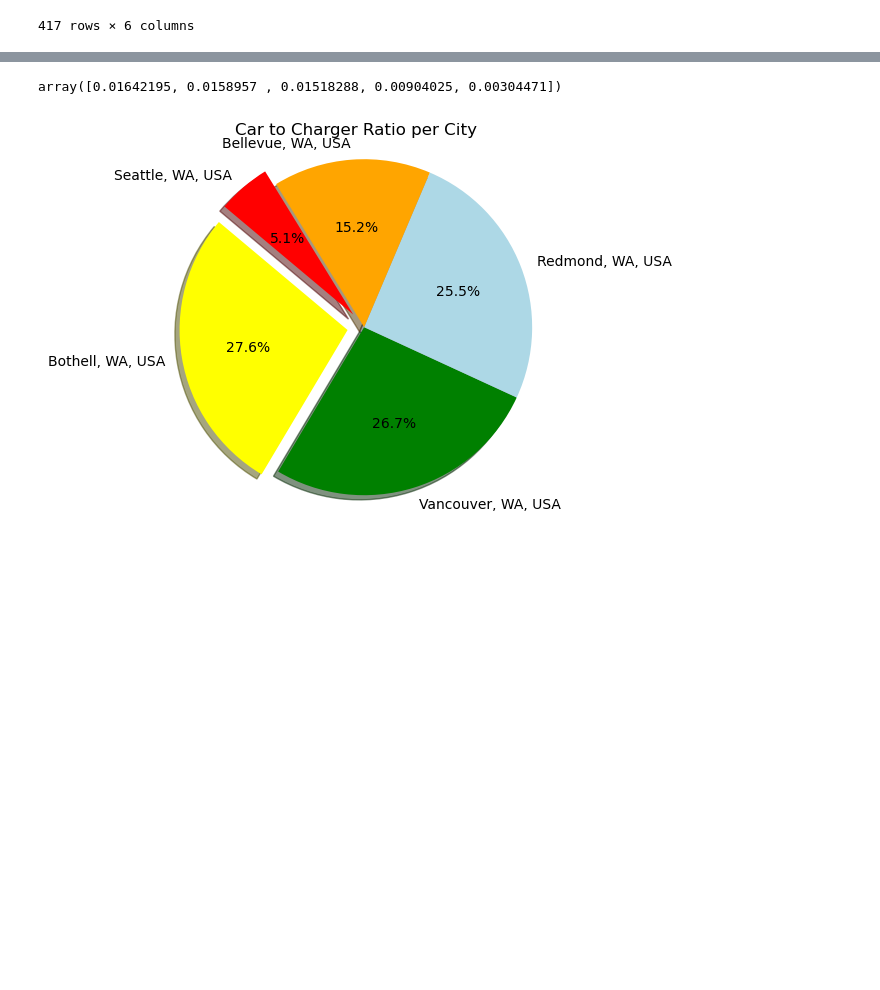
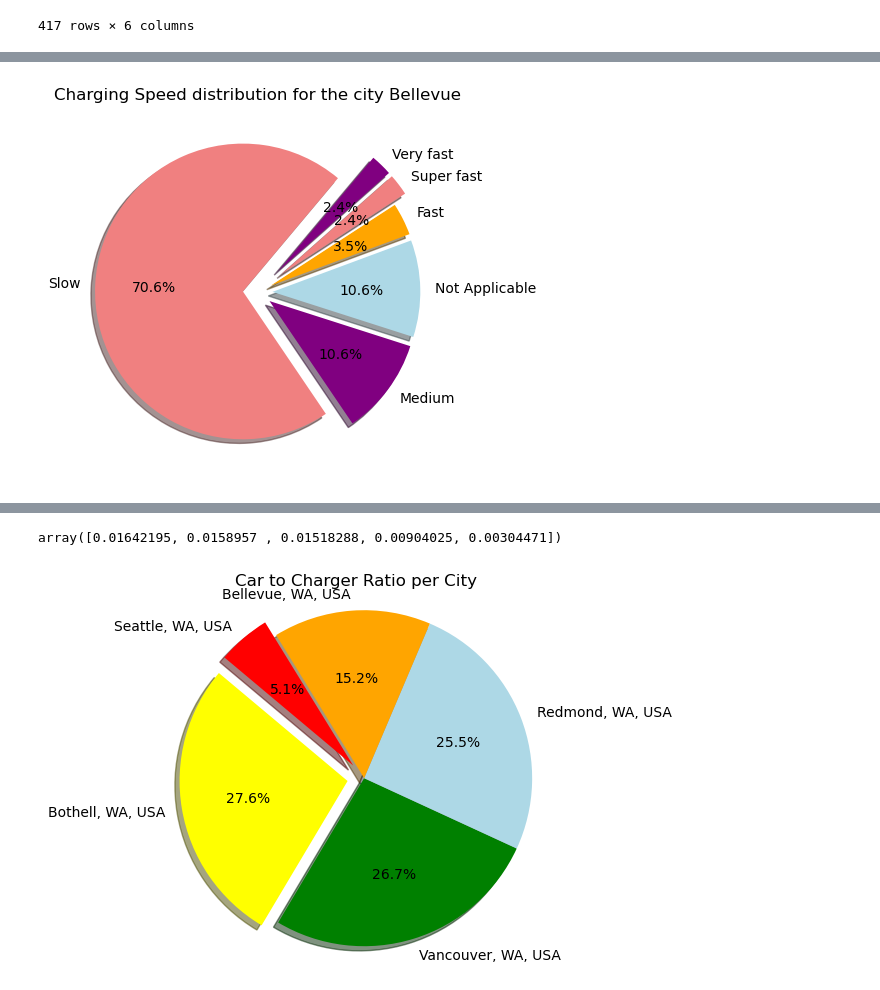
Before and after one commit to Omeesha28/Project_1, a Jupyter notebook: Electric_Vehicle_main.ipynb, the cells around one changed output, grey strips where cells are left out. Drawn from its saved outputs; the diff is of its cells as text; code cells hidden in the pictures; blank space fills up the shorter version.

Commit message:
updated files and charts

```diff
--- a/Electric_Vehicle_main.ipynb
+++ b/Electric_Vehicle_main.ipynb
@@ -57,3 +60,25 @@ city_bellevue
+# %%
+# Plot pie chart showing Charging Speed Distribution for Top 5 Cities
+
+speed = {
+    'Charging Speed': ['Super Fast', 'Very Fast', 'Fast', 'Medium', 'Slow', 'Not Applicable']
+}
+explode = (0.1,0.1,0.1,0.1,0.2,0.2)
+
+df = pd.DataFrame(speed)
+
+# Count the occurrences of each charging speed
+charging_speed_counts = city_bellevue['Charging Speed'].value_counts()
+
+# Create a pie chart
+plt.pie(charging_speed_counts, explode=explode, labels=charging_speed_counts.index, colors=['lightcoral', 'purple', 'lightblue', 'orange'], autopct="%1.1f%%", shadow=True, startangle=50)
+plt.title('Charging Speed distribution for the city Bellevue')
+
+# Save an image of our chart and print the final product to the screen
+plt.savefig("output_data/Bellevue Charging Speed Distribution.png")
+plt.show()
+# %% [output]
+[figure, added]
 # %%
 # Plot Bellevue chargers
 
```
Also changed, not shown: parts of 8 cells of this notebook, 13 other files.
